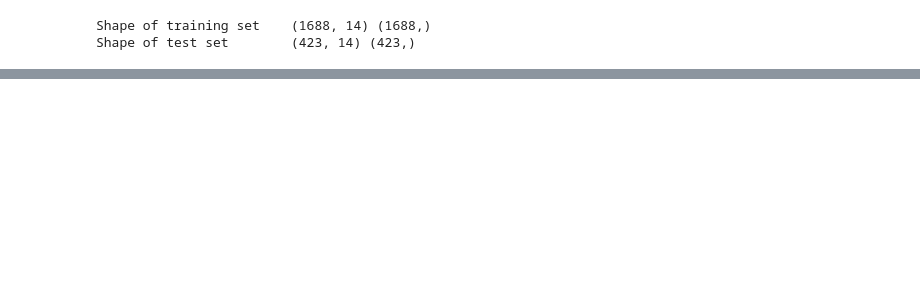
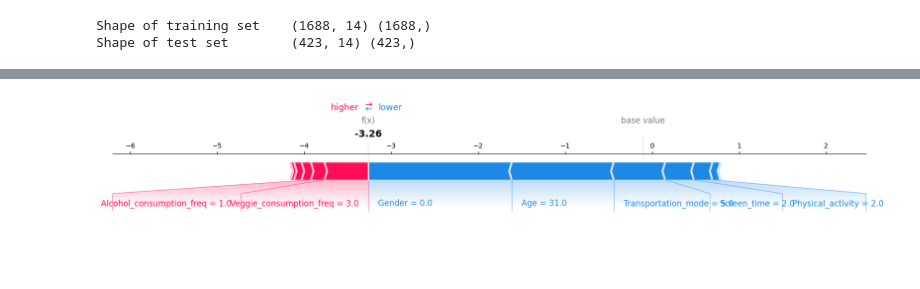
Before and after one commit to yueyan615/PROHI-dashboard-group777, a Jupyter notebook: jupyter-notebooks/datta-explanation.ipynb, the cells around one changed output, grey strips where cells are left out. Saved outputs shown, nothing was run; the diff lists cells and outputs as text; code cells hidden in the pictures; blank space fills up the shorter version.

```diff
--- a/jupyter-notebooks/datta-explanation.ipynb
+++ b/jupyter-notebooks/datta-explanation.ipynb
@@ -137,0 +82,10 @@ shap.dependence_plot("Veggie_consumption_freq", shap_values[:, :, 6], X_test,int
+# %%
+# Show force plot for the first sample and class 6 (most obese)
+shap.plots.force(
+	explainer.expected_value[6],           # expected value for class 6
+	shap_values[0, :, 6],                  # SHAP values for first sample, class 6
+	X_test.iloc[0, :],                     # feature values for first sample
+	matplotlib=True
+)
+# %% [output]
+[figure, added]
```
Also changed, not shown: parts of 3 cells of this notebook, 1 other file.
